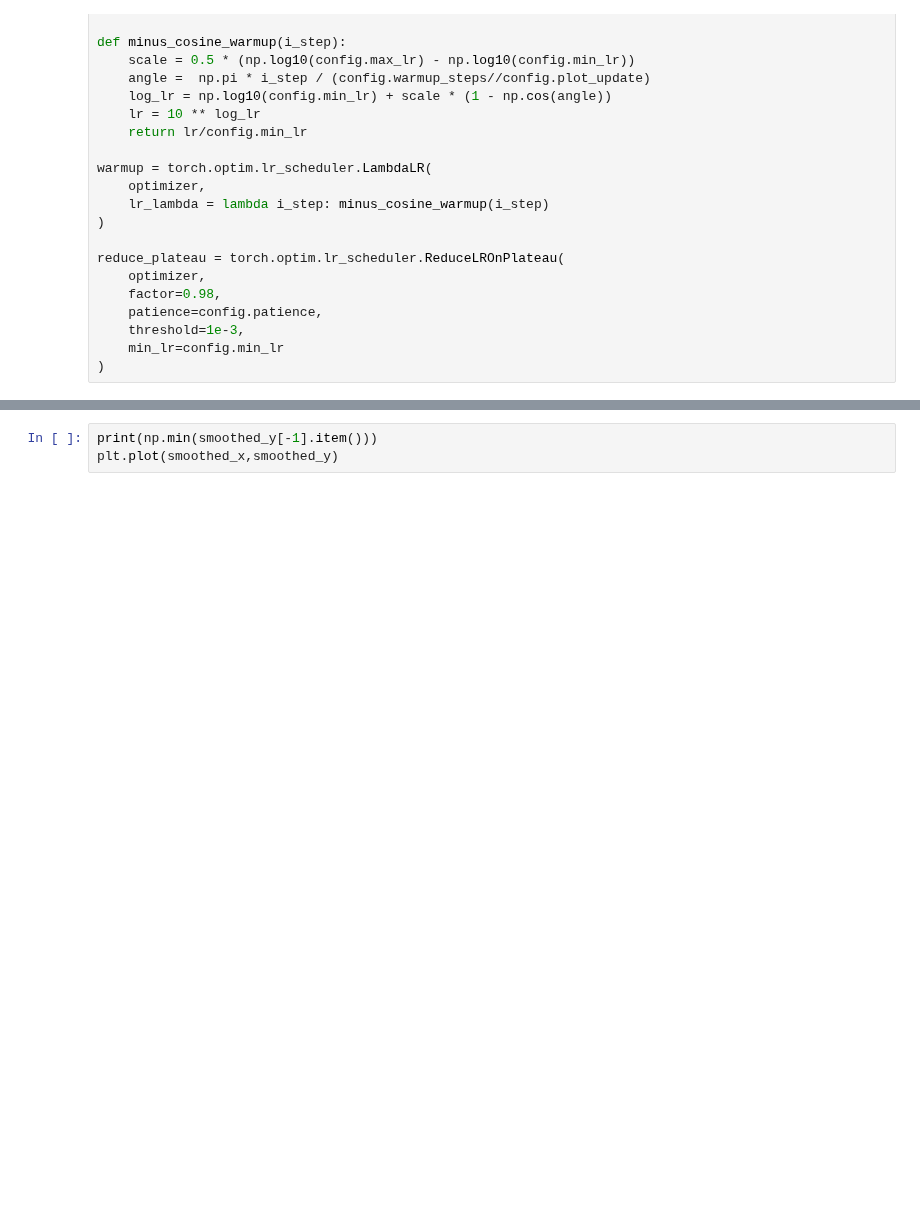
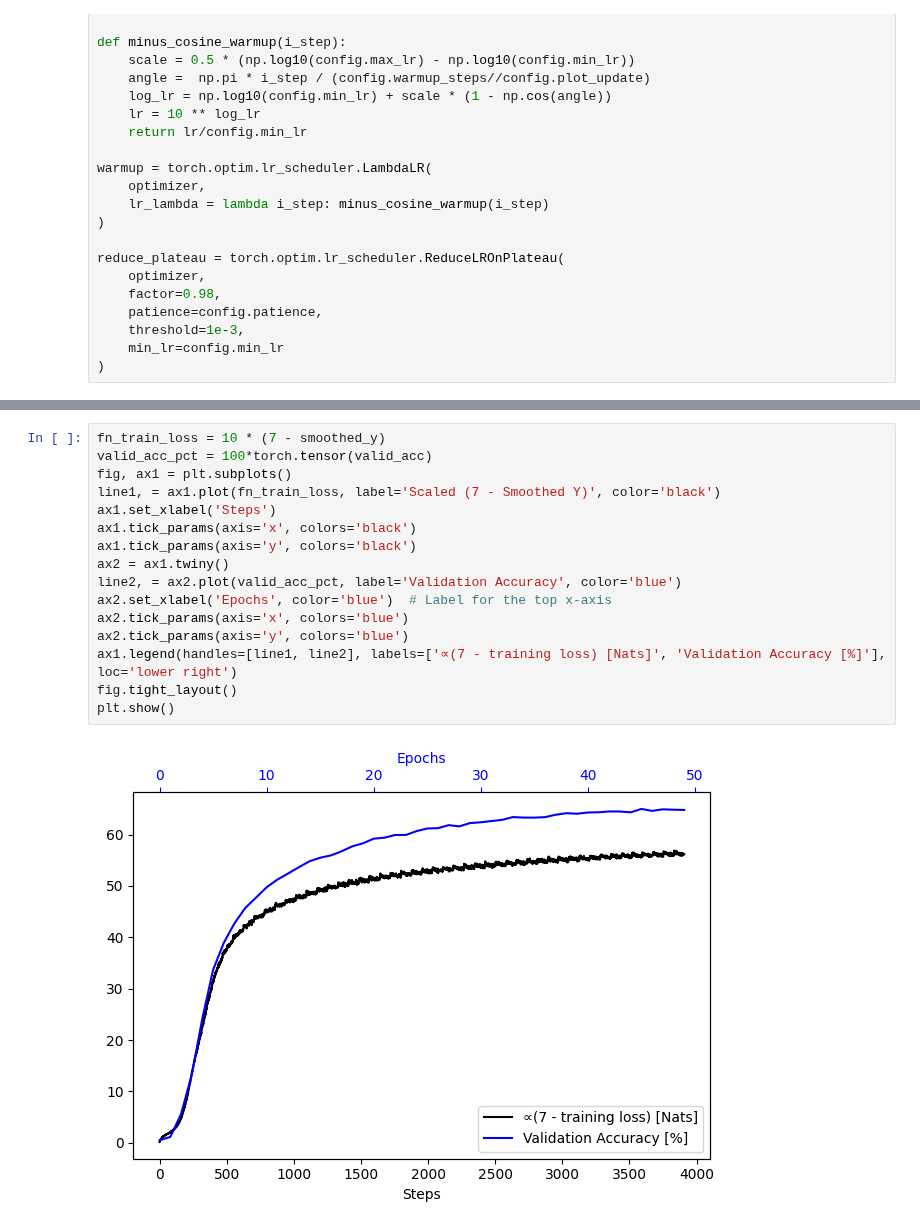
Before and after one commit to danjacobellis/LCCL, a Jupyter notebook: train/classificaiton_walloc.ipynb, the cells around one changed output, grey strips where cells are left out. Saved outputs shown, nothing was run; the diff lists cells and outputs as text; blank space fills up the shorter version.

Commit message:
small accuracy impact

```diff
--- a/train/classificaiton_walloc.ipynb
+++ b/train/classificaiton_walloc.ipynb
@@ -285,4 +297,19 @@ display(HTML(mb.child.progress))
 # %%
-print(np.min(smoothed_y[-1].item()))
-plt.plot(smoothed_x,smoothed_y)
+fn_train_loss = 10 * (7 - smoothed_y)
+valid_acc_pct = 100*torch.tensor(valid_acc)
+fig, ax1 = plt.subplots()
+line1, = ax1.plot(fn_train_loss, label='Scaled (7 - Smoothed Y)', color='black')
+ax1.set_xlabel('Steps')
+ax1.tick_params(axis='x', colors='black')
+ax1.tick_params(axis='y', colors='black')
+ax2 = ax1.twiny()
+line2, = ax2.plot(valid_acc_pct, label='Validation Accuracy', color='blue')
+ax2.set_xlabel('Epochs', color='blue')  # Label for the top x-axis
+ax2.tick_params(axis='x', colors='blue')
+ax2.tick_params(axis='y', colors='blue')
+ax1.legend(handles=[line1, line2], labels=['∝(7 - training loss) [Nats]', 'Validation Accuracy [%]'], loc='lower right')
+fig.tight_layout()
+plt.show()
+# %% [output]
+[figure, added]
 # %%
```
Also changed, not shown: parts of 4 cells of this notebook.
